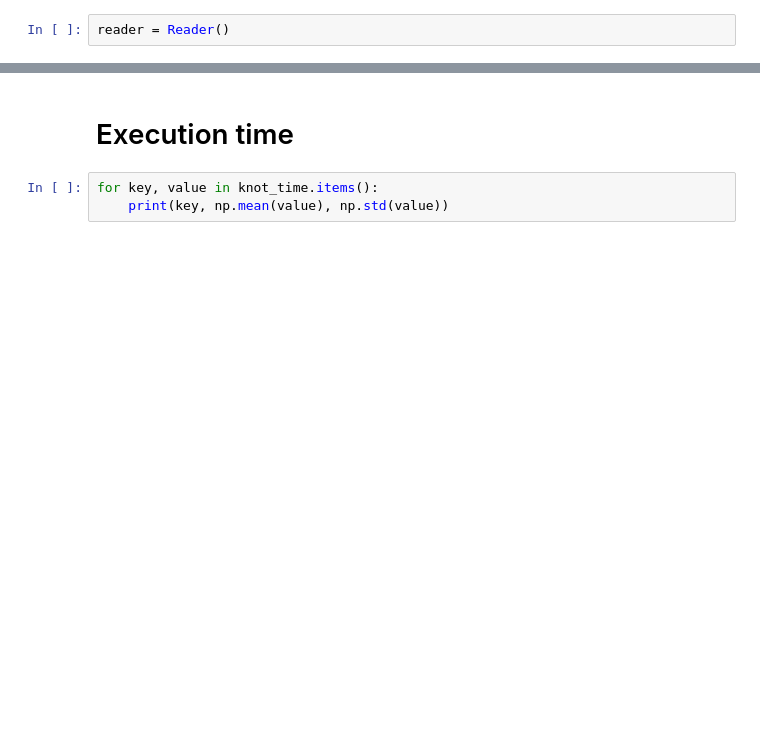
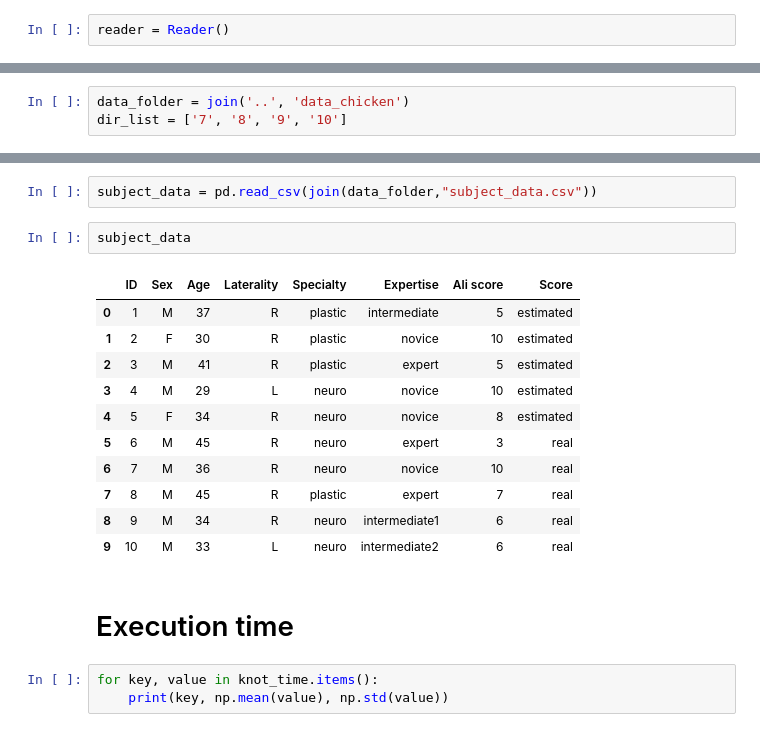
Before and after one commit to epfl-lasa/surgeon_recording, a Jupyter notebook: notebooks/data_analysis.ipynb, the cells around one changed output, grey strips where cells are left out. Cells and saved outputs as stored; diff of their text form; blank space fills up the shorter version.

```diff
--- a/notebooks/data_analysis.ipynb
+++ b/notebooks/data_analysis.ipynb
@@ -14,0 +18,3 @@ dir_list = ['knots_1year', 'knots_3year', 'knots_expert1', 'expert1_no_tps', 'ex
+# %%
+data_folder = join('..', 'data_chicken')
+dir_list = ['7', '8', '9', '10']
@@ -40,3 +70,19 @@ knot_time['knots_1year'] = [72.6, 76.2, 117.16, 121.8] + knot_time['knots_1year'
+# %%
+subject_data = pd.read_csv(join(data_folder,"subject_data.csv"))
+# %%
+subject_data
+# %% [output]
+|  | ID | Sex | Age | Laterality | Specialty | Expertise | Ali score | Score |
+| 0 | 1 | M | 37 | R | plastic | intermediate | 5 | estimated |
+| 1 | 2 | F | 30 | R | plastic | novice | 10 | estimated |
+| 2 | 3 | M | 41 | R | plastic | expert | 5 | estimated |
+| 3 | 4 | M | 29 | L | neuro | novice | 10 | estimated |
+| 4 | 5 | F | 34 | R | neuro | novice | 8 | estimated |
+| 5 | 6 | M | 45 | R | neuro | expert | 3 | real |
+| 6 | 7 | M | 36 | R | neuro | novice | 10 | real |
+| 7 | 8 | M | 45 | R | plastic | expert | 7 | real |
+| 8 | 9 | M | 34 | R | neuro | intermediate1 | 6 | real |
+| 9 | 10 | M | 33 | L | neuro | intermediate2 | 6 | real |
 # %% [markdown]
 # Execution time
 # %%
```
Also changed, not shown: parts of 98 cells of this notebook.
